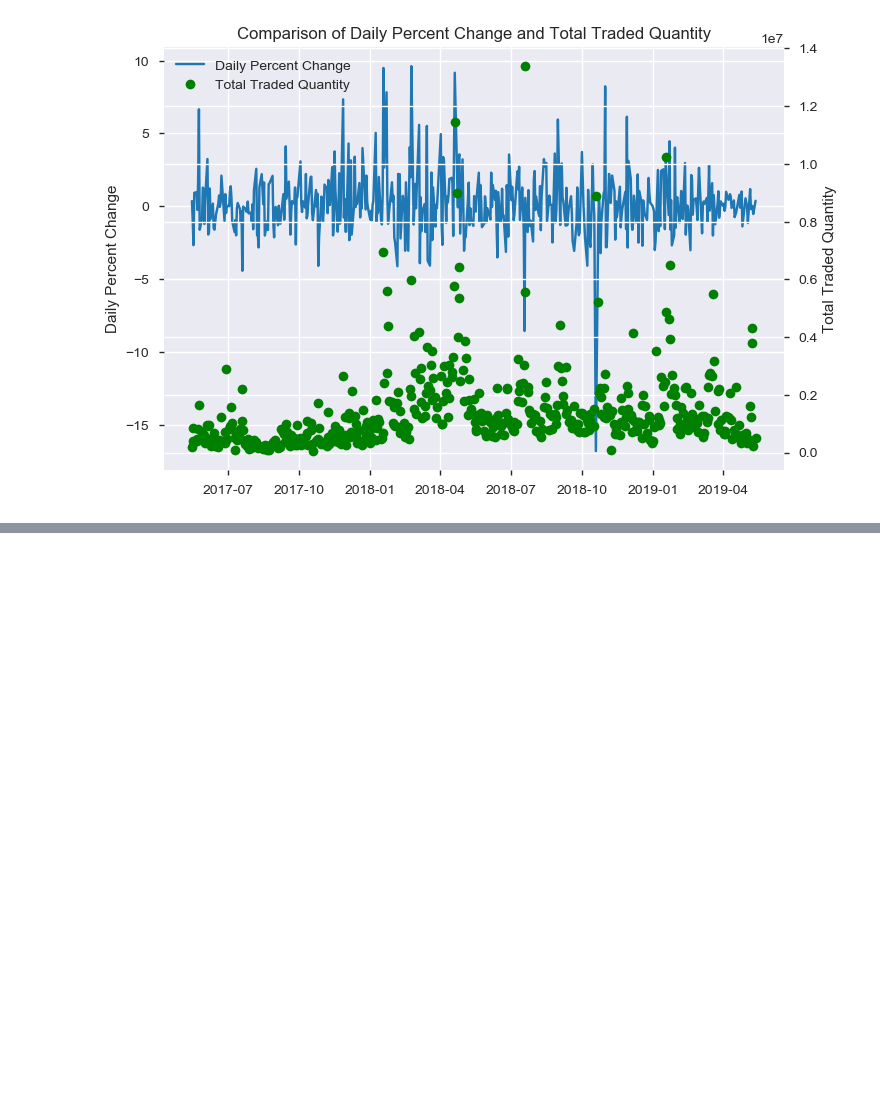
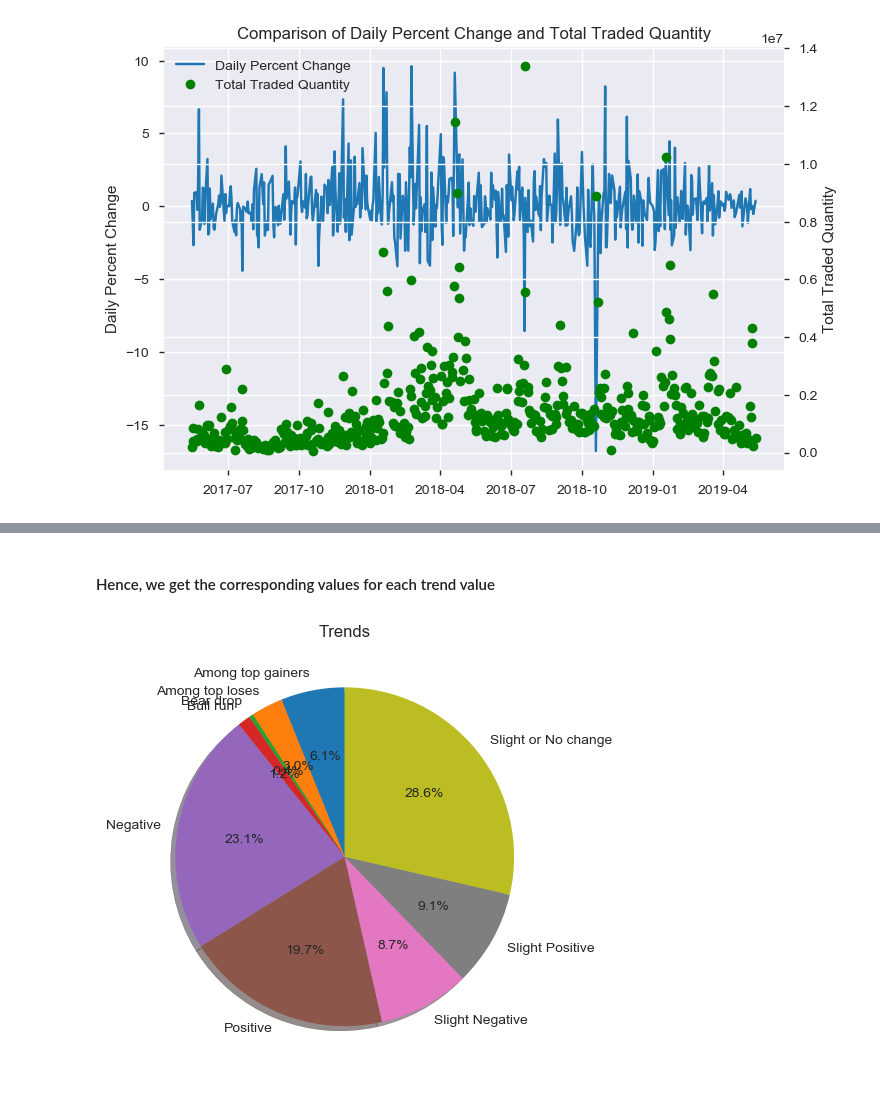
Before and after one commit to atkrish0/securitized-asset-analysis, a Jupyter notebook: 2 - Plotting in Financial Markets (Mindtree).ipynb, the cells around one changed output, grey strips where cells are left out. Drawn from its saved outputs; the diff is of its cells as text; code cells hidden in the pictures; blank space fills up the shorter version.

Commit message:
Pie charting with trend metadata

```diff
--- a/2 - Plotting in Financial Markets (Mindtree).ipynb
+++ b/2 - Plotting in Financial Markets (Mindtree).ipynb
@@ -102,0 +123,17 @@ plt.show()
+# %% [markdown]
+#### Hence, we get the corresponding values for each trend value
+# %%
+slices = [30, 15, 2, 6, 114, 97, 43, 45, 141]
+trends = ['Among top gainers', 'Among top loses', 'Bear drop', 'Bull run', 'Negative', 'Positive',
+         'Slight Negative', 'Slight Positive', 'Slight or No change']
+plt.pie(slices,
+        labels=trends,
+        startangle=90,
+        shadow= True,
+        #explode=(0,0.1,0,0)
+        autopct='%1.1f%%'
+       )
+plt.title('Trends')
+plt.show()
+# %% [output]
+[figure, added]
```
Also changed, not shown: parts of 4 cells of this notebook.
